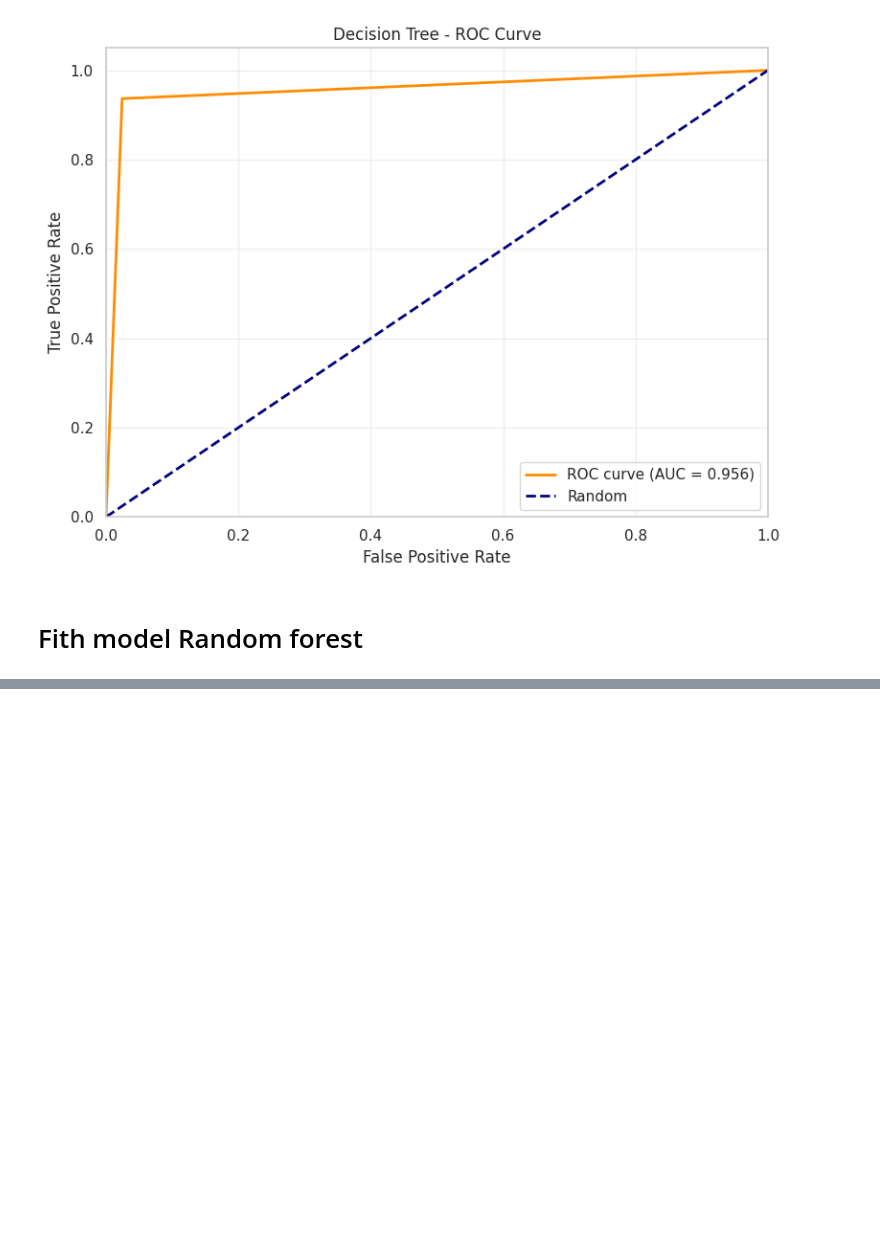
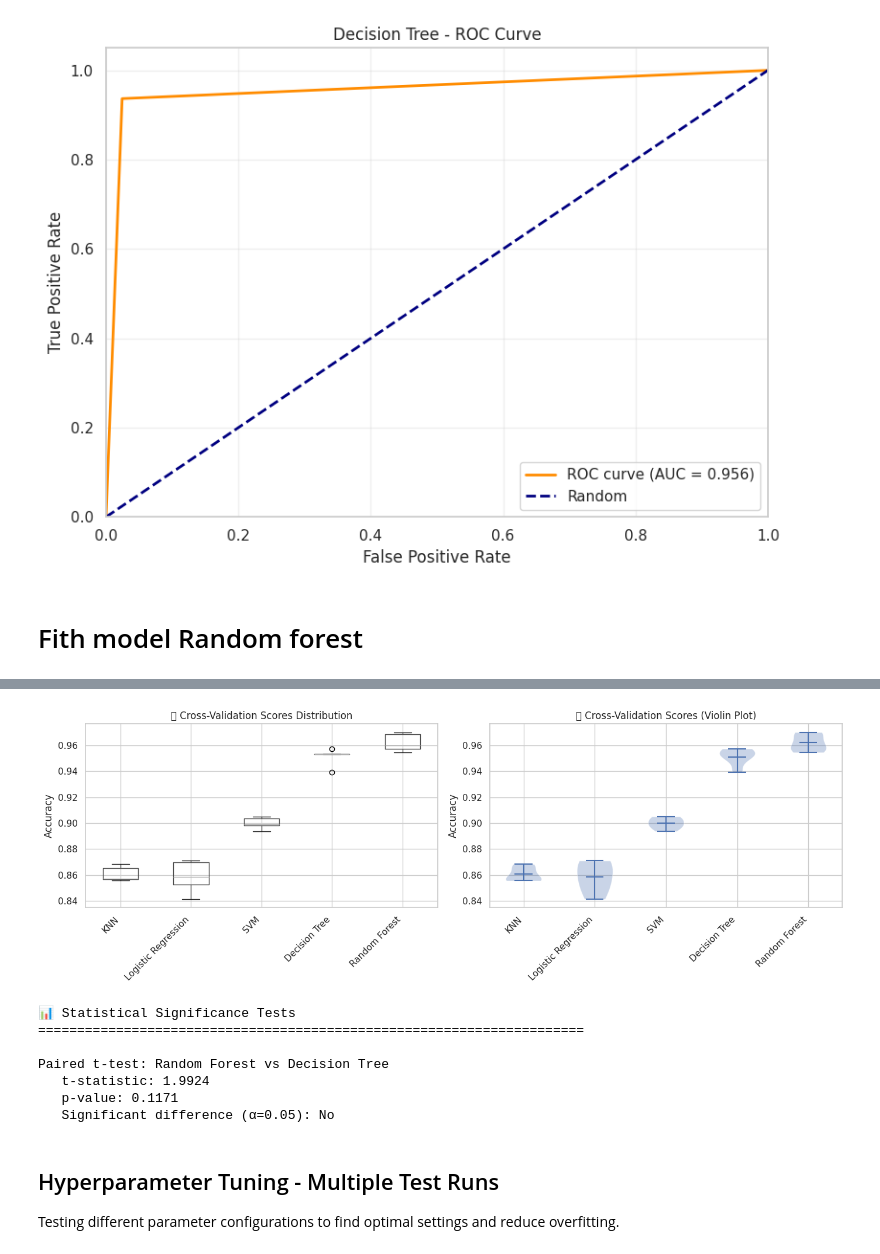
Before and after one commit to yanou16/ai_model, a Jupyter notebook: liverable_final.ipynb, the cells around one changed output, grey strips where cells are left out. Cells and saved outputs as stored; diff of their text form; code cells hidden in the pictures; blank space fills up the shorter version.

```diff
--- a/liverable_final.ipynb
+++ b/liverable_final.ipynb
@@ -1140,0 +1367,50 @@ weighted avg       0.84      0.76      0.79       882
+# %%
+# =========================================================
+# Statistical Tests - Comparing Model Performance
+# =========================================================
+
+# Boxplot of cross-validation scores
+fig, axes = plt.subplots(1, 2, figsize=(14, 5))
+
+# 1. Boxplot
+cv_df.boxplot(ax=axes[0])
+axes[0].set_title('📦 Cross-Validation Scores Distribution')
+axes[0].set_ylabel('Accuracy')
+axes[0].set_xticklabels(cv_df.columns, rotation=45, ha='right')
+
+# 2. Violin plot
+positions = range(1, len(cv_df.columns) + 1)
+parts = axes[1].violinplot([cv_df[col] for col in cv_df.columns], positions=positions, showmeans=True)
+axes[1].set_xticks(positions)
+axes[1].set_xticklabels(cv_df.columns, rotation=45, ha='right')
+axes[1].set_title('🎻 Cross-Validation Scores (Violin Plot)')
+axes[1].set_ylabel('Accuracy')
+
+plt.tight_layout()
+plt.show()
+
+# Paired t-test between best and second-best models
+print("\n📊 Statistical Significance Tests")
+print("="*70)
+
+best_model = cv_df.mean().idxmax()
+second_best = cv_df.mean().sort_values(ascending=False).index[1]
+
+t_stat, p_value = stats.ttest_rel(cv_df[best_model], cv_df[second_best])
+print(f"\nPaired t-test: {best_model} vs {second_best}")
+print(f"   t-statistic: {t_stat:.4f}")
+print(f"   p-value: {p_value:.4f}")
+print(f"   Significant difference (α=0.05): {'Yes' if p_value < 0.05 else 'No'}")
+# %% [output]
+[figure, added]
+📊 Statistical Significance Tests
+======================================================================
+
+Paired t-test: Random Forest vs Decision Tree
+   t-statistic: 1.9924
+   p-value: 0.1171
+   Significant difference (α=0.05): No
+# %% [markdown]
+## Hyperparameter Tuning - Multiple Test Runs
+
+Testing different parameter configurations to find optimal settings and reduce overfitting.
```
Also changed, not shown: parts of 23 cells of this notebook.
